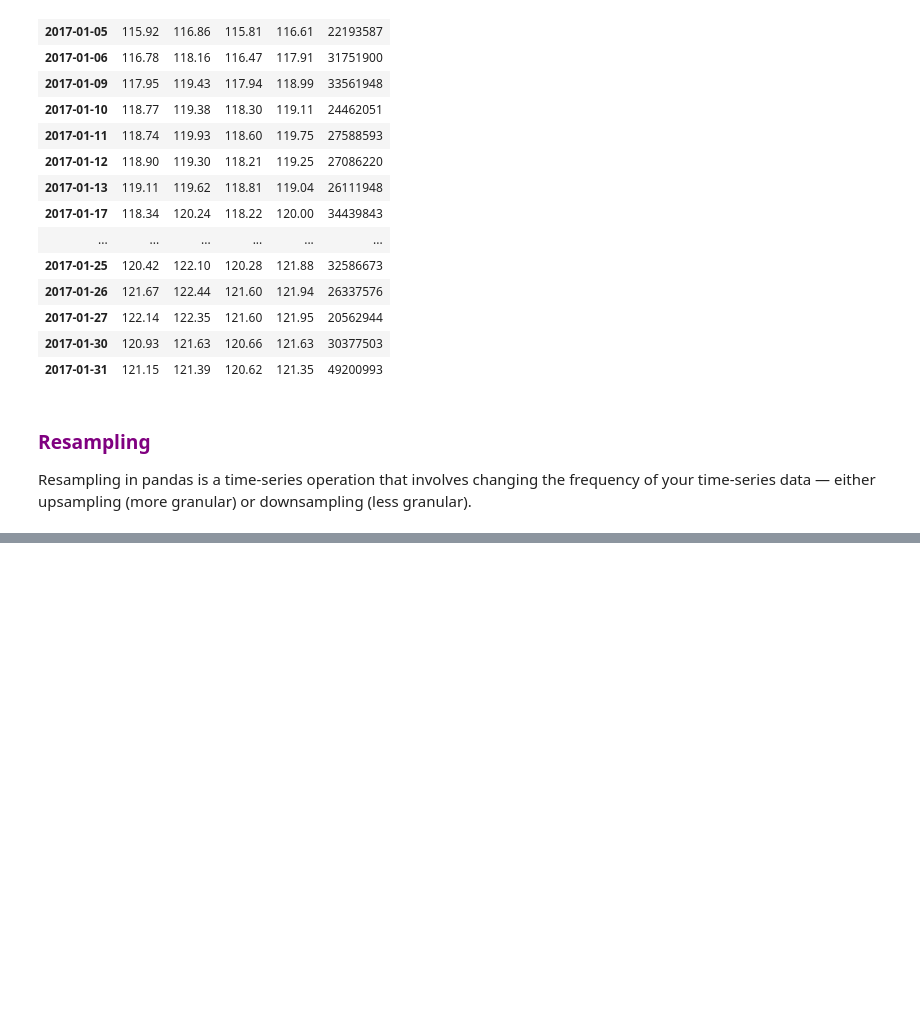
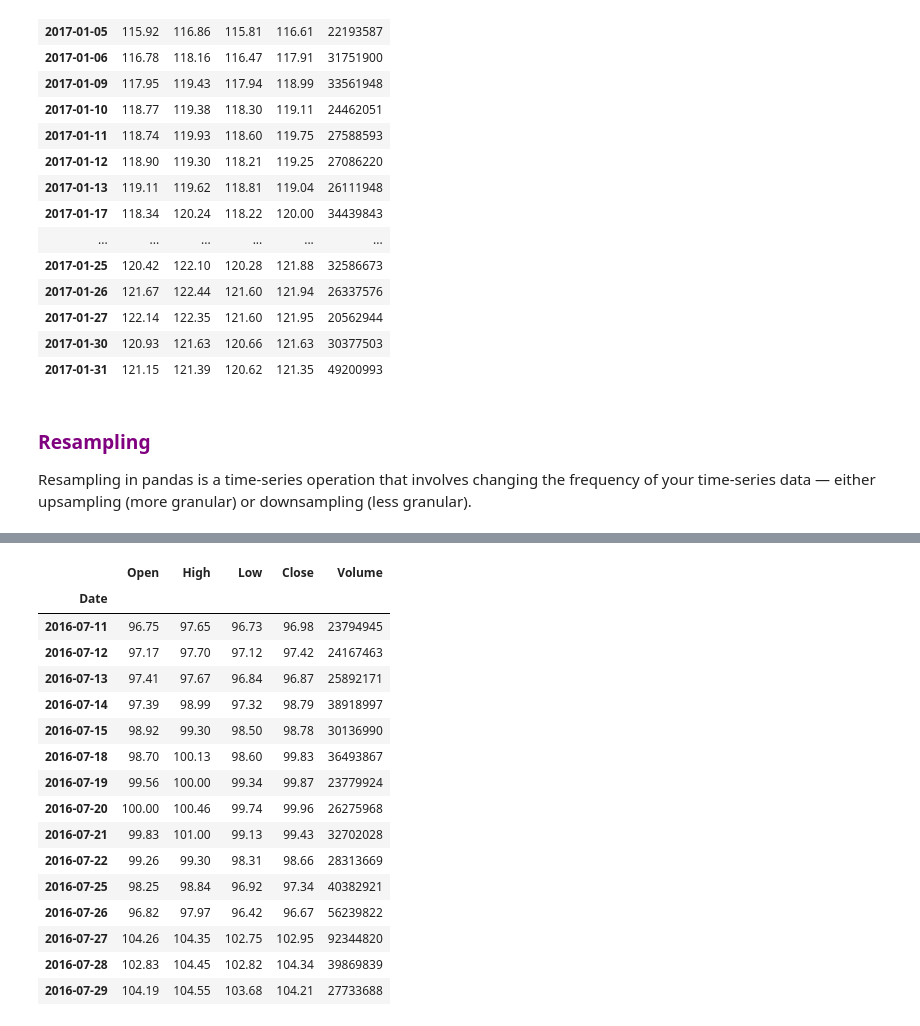
Before and after one commit to aranyaadheu/Pandas, a Jupyter notebook: pandas/14. datetime index/ts_datetime_index.ipynb, the cells around one changed output, grey strips where cells are left out. Cells and saved outputs as stored; diff of their text form; code cells hidden in the pictures; blank space fills up the shorter version.

```diff
--- a/pandas/14. datetime index/ts_datetime_index.ipynb
+++ b/pandas/14. datetime index/ts_datetime_index.ipynb
@@ -154,0 +166,20 @@ Resampling in pandas is a time-series operation that involves changing the frequ
+# %%
+df.loc['2016-07']
+# %% [output]
+|  | Open | High | Low | Close | Volume |
+| Date |  |  |  |  |  |
+| 2016-07-11 | 96.75 | 97.65 | 96.73 | 96.98 | 23794945 |
+| 2016-07-12 | 97.17 | 97.70 | 97.12 | 97.42 | 24167463 |
+| 2016-07-13 | 97.41 | 97.67 | 96.84 | 96.87 | 25892171 |
+| 2016-07-14 | 97.39 | 98.99 | 97.32 | 98.79 | 38918997 |
+| 2016-07-15 | 98.92 | 99.30 | 98.50 | 98.78 | 30136990 |
+| 2016-07-18 | 98.70 | 100.13 | 98.60 | 99.83 | 36493867 |
+| 2016-07-19 | 99.56 | 100.00 | 99.34 | 99.87 | 23779924 |
+| 2016-07-20 | 100.00 | 100.46 | 99.74 | 99.96 | 26275968 |
+| 2016-07-21 | 99.83 | 101.00 | 99.13 | 99.43 | 32702028 |
+| 2016-07-22 | 99.26 | 99.30 | 98.31 | 98.66 | 28313669 |
+| 2016-07-25 | 98.25 | 98.84 | 96.92 | 97.34 | 40382921 |
+| 2016-07-26 | 96.82 | 97.97 | 96.42 | 96.67 | 56239822 |
+| 2016-07-27 | 104.26 | 104.35 | 102.75 | 102.95 | 92344820 |
+| 2016-07-28 | 102.83 | 104.45 | 102.82 | 104.34 | 39869839 |
+| 2016-07-29 | 104.19 | 104.55 | 103.68 | 104.21 | 27733688 |
```
Also changed, not shown: parts of 2 cells of this notebook.
